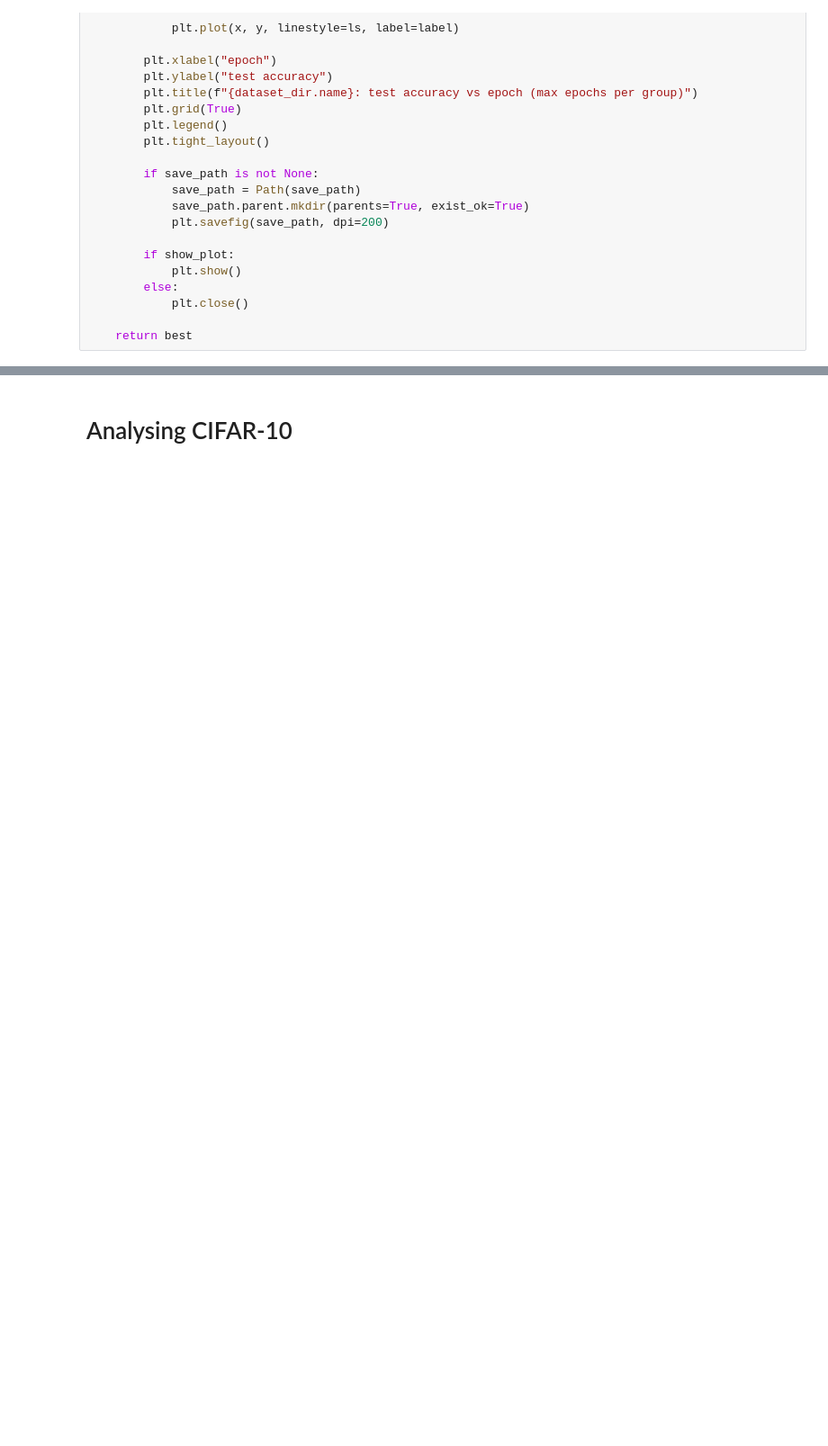
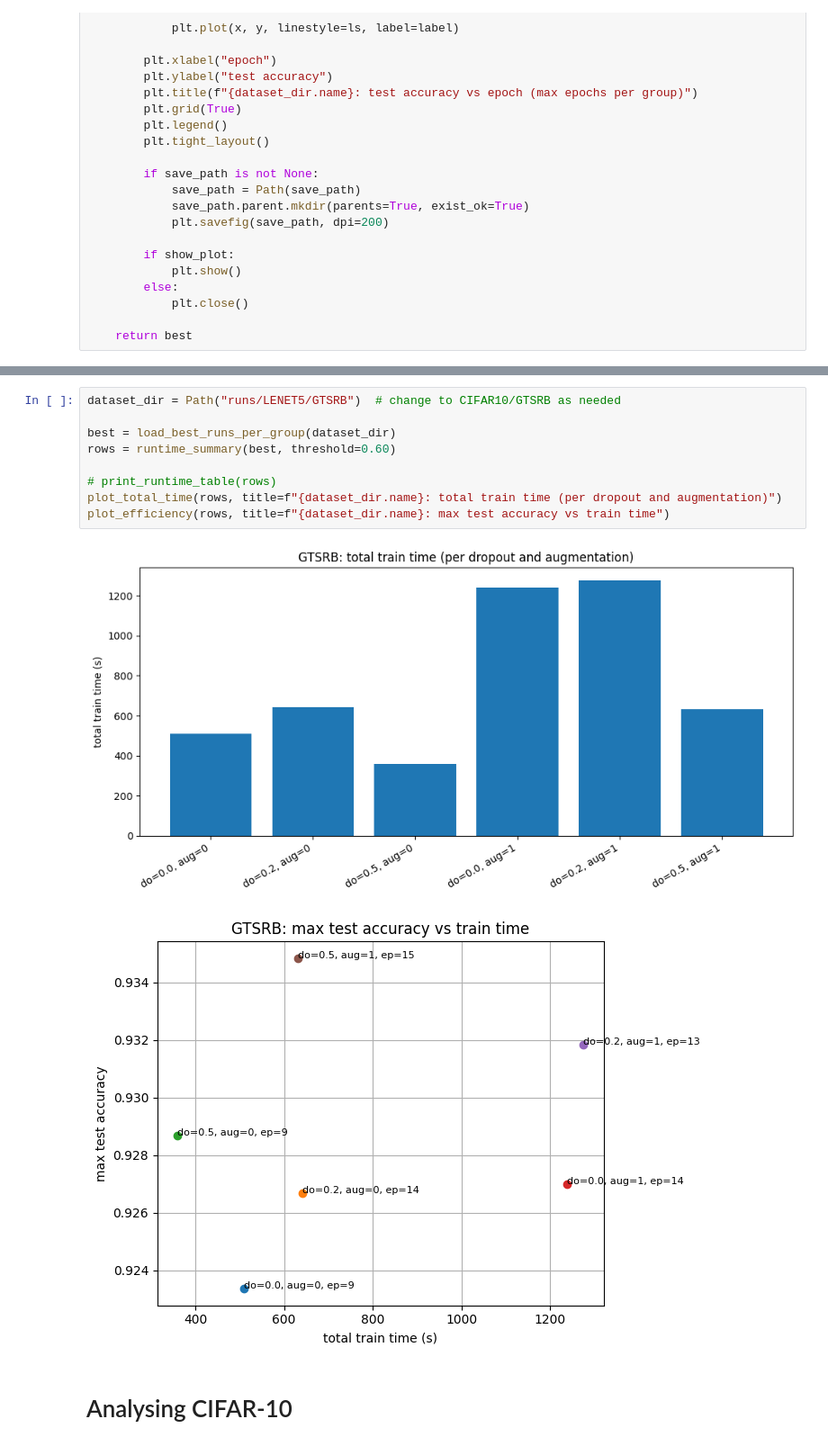
Before and after one commit to hasanguenes/ML_UE3, a Jupyter notebook: analysis_lenet.ipynb, the cells around one changed output, grey strips where cells are left out. Shown at 90% size. Drawn from its saved outputs; the diff is of its cells as text; blank space fills up the shorter version.

```diff
--- a/analysis_lenet.ipynb
+++ b/analysis_lenet.ipynb
@@ -155,3 +367,15 @@ _ = plot_eval_acc_max_per_group("runs/test/LENET5/CIFAR10", save_path="plots/cif
+# %%
+dataset_dir = Path("runs/LENET5/GTSRB")  # change to CIFAR10/GTSRB as needed
+
+best = load_best_runs_per_group(dataset_dir)
+rows = runtime_summary(best, threshold=0.60)
+
+# print_runtime_table(rows)
+plot_total_time(rows, title=f"{dataset_dir.name}: total train time (per dropout and augmentation)")
+plot_efficiency(rows, title=f"{dataset_dir.name}: max test accuracy vs train time")
+# %% [output]
+[figure, added]
+[figure, added]
 # %% [markdown]
 # Analysing CIFAR-10
 # %%
```
Also changed, not shown: parts of 4 cells of this notebook.
